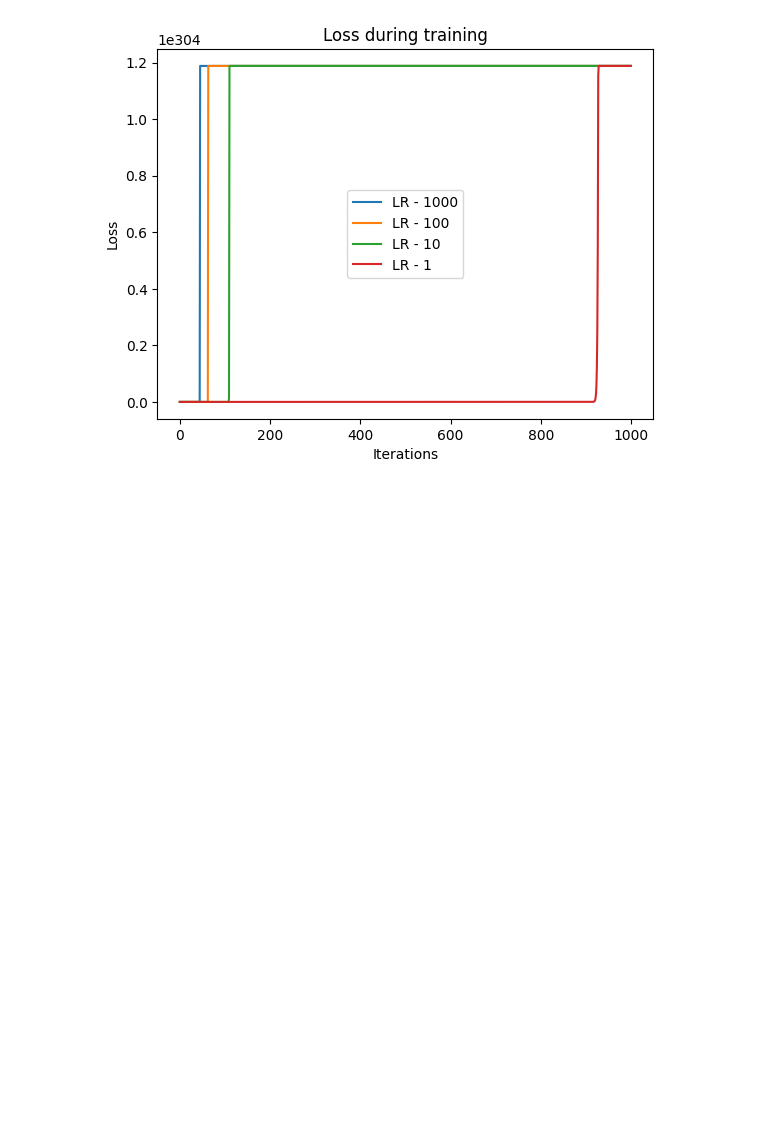
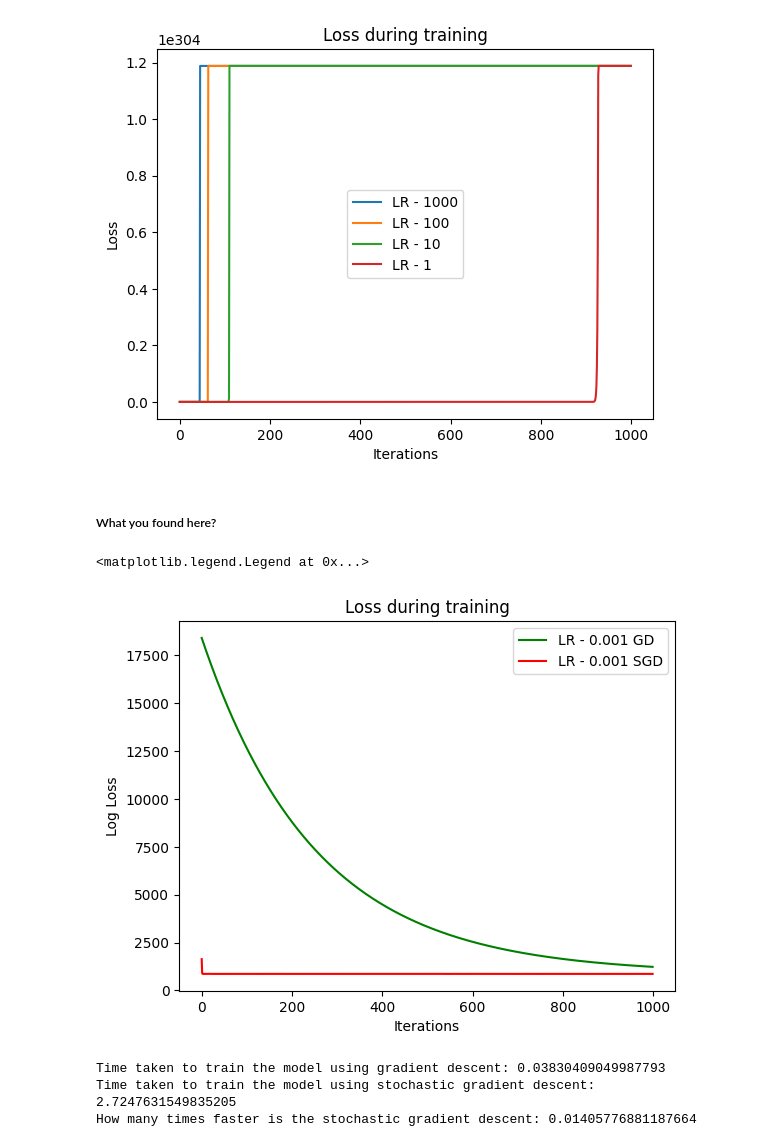
Before and after one commit to JackieUltra/Workshop-3-LinearModels_GD, a Jupyter notebook: LM_playground.ipynb, the cells around one changed output. Saved outputs shown, nothing was run; the diff lists cells and outputs as text; code cells hidden in the pictures; blank space fills up the shorter version.

```diff
--- a/LM_playground.ipynb
+++ b/LM_playground.ipynb
@@ -152,3 +152,5 @@ plt.legend()
 # %% [output]
 <matplotlib.legend.Legend at 0x...>
 [figure]
+# %% [markdown]
+##### What you found here?
@@ -154,0 +159,33 @@ plt.legend()
+# %%
+X, y = make_regression(n_samples=1000, n_features=10, noise=30, random_state=42)
+X_train, X_test, y_train, y_test = X[:800], X[800:], y[:800], y[800:]
+# set lr as 0.001
+# set n_iterations as 1000
+# set method as 'stochastic' or just simple gradient descent
+model_gd = LinearModels(learning_rate=0.001, n_iterations=1000)
+std_time_gd = time.time()
+model_gd.train(X_train, y_train)
+end_time_gd = time.time()
+plt.plot(model_gd.log['iterations'], model_gd.log['error'], label='LR - 0.001 GD', color='green')
+
+model_sgd = LinearModels(learning_rate=0.001, n_iterations=1000)
+std_time_sgd = time.time()
+model_sgd.train_SGD(X_train, y_train)
+end_time_sgd = time.time()
+plt.plot(model_sgd.log['iterations'], model_sgd.log['error'], label='LR - 0.001 SGD', color='red')
+plt.ylabel("Log Loss")
+plt.xlabel("Iterations")
+plt.title("Loss during training")
+plt.legend()
+# %% [output]
+<matplotlib.legend.Legend at 0x...>
+[figure, added]
+# %%
+#### Btw which is faster, let's compare the time it takes to train the model using gradient descent and stochastic gradient descent
+print(f"Time taken to train the model using gradient descent: {end_time_gd - std_time_gd}")
+print(f"Time taken to train the model using stochastic gradient descent: {end_time_sgd - std_time_sgd}")
+print(f"How many times faster is the stochastic gradient descent: {(end_time_gd - std_time_gd) / (end_time_sgd - std_time_sgd)}")
+# %% [output]
+Time taken to train the model using gradient descent: 0.03830409049987793
+Time taken to train the model using stochastic gradient descent: 2.7247631549835205
+How many times faster is the stochastic gradient descent: 0.01405776881187664
```
Also changed, not shown: parts of 5 cells of this notebook.
